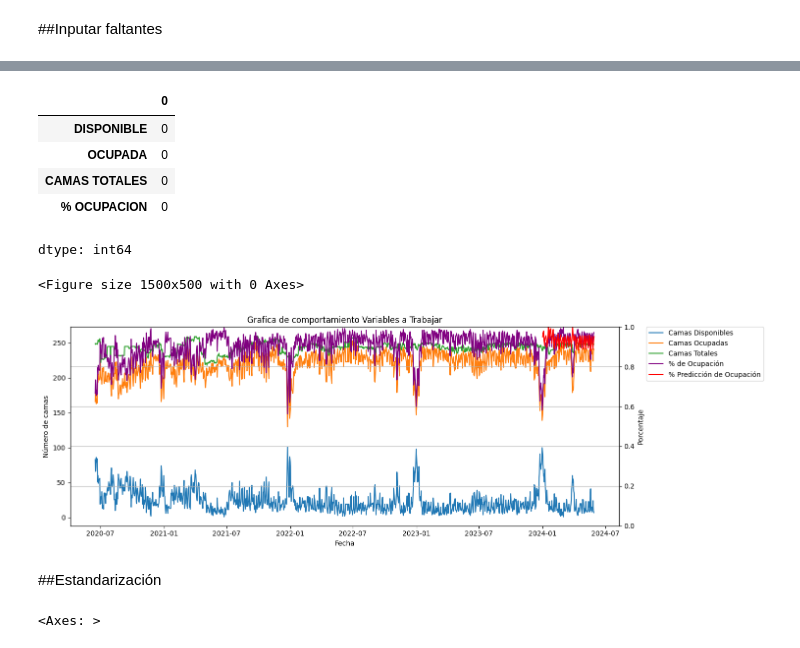
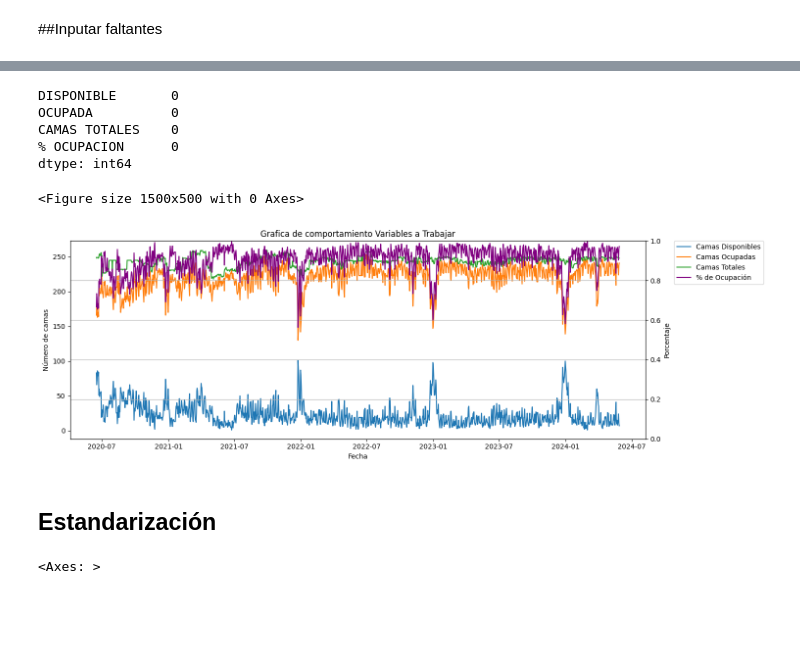
Before and after one commit to mgomez270/Projects-ML, a Jupyter notebook: Ocupación Hospitalaria/Ocupacion_Hospitalaria.ipynb, the cells around one changed output, grey strips where cells are left out. Cells and saved outputs as stored; diff of their text form; code cells hidden in the pictures; blank space fills up the shorter version.

```diff
--- a/Ocupación Hospitalaria/Ocupacion_Hospitalaria.ipynb
+++ b/Ocupación Hospitalaria/Ocupacion_Hospitalaria.ipynb
@@ -14,3 +18,4 @@ import numpy as np
 import seaborn as sns
 # %%
-df = pd.read_csv('/content/ocupación fundación.csv',sep= ';')
+df = pd.read_csv("./Data/ocupación.csv",sep=";")
+df.head(2)
@@ -147,4 +97,0 @@ dtype: int64
-# %%
-for column in ['CAMAS DISPONIBLES']:
-    median_value = df_pred[column].median()
-    df_pred[column].fillna(median_value, inplace=True)
@@ -302,47 +188,45 @@ See the caveats in the documentation: https://pandas.pydata.org/pandas-docs/stab
 # %%
 df_preprocessed.isnull().sum()
 # %% [output]
-|  | 0 |
-| DISPONIBLE | 0 |
-| OCUPADA | 0 |
-| CAMAS TOTALES | 0 |
-| % OCUPACION | 0 |
+DISPONIBLE       0
+OCUPADA          0
+CAMAS TOTALES    0
+% OCUPACION      0
 dtype: int64
 # %%
 import matplotlib.pyplot as plt
 
 plt.figure(figsize=(15, 5))
 
 # Primer eje y (Camas Disponibles, Ocupadas y Totales)
 fig, ax1 = plt.subplots(figsize=(15, 5))
 ax1.plot(df_preprocessed.index, df_preprocessed['DISPONIBLE'], label='Camas Disponibles')
 ax1.plot(df_preprocessed.index, df_preprocessed['OCUPADA'], label='Camas Ocupadas')
 ax1.plot(df_preprocessed.index, df_preprocessed['CAMAS TOTALES'], label='Camas Totales')
 ax1.set_ylabel('Número de camas')
 
 # Segundo eje y (Porcentajes)
 ax2 = ax1.twinx()
 ax2.set_ylim(0, None)
 ax2.plot(df_preprocessed.index, df_preprocessed['% OCUPACION'], color='purple', label='% de Ocupación')
-ax2.plot(df_pred.index,df_pred['% OCUPACION'],color ='red', label = '% Predicción de Ocupación')
 ax2.set_ylabel('Porcentaje')
 
 # Configuración de la leyenda
 lines1, labels1 = ax1.get_legend_handles_labels()
 lines2, labels2 = ax2.get_legend_handles_labels()
 ax1.legend(lines1 + lines2, labels1 + labels2, loc='upper left', bbox_to_anchor=(1.05, 1), borderaxespad=0)
 
 # Configuración adicional
 ax1.set_xlabel('Fecha')
 plt.title('Grafica de comportamiento Variables a Trabajar')
 plt.grid()
 plt.tight_layout()
 plt.show()
 # %% [output]
 <Figure size 1500x500 with 0 Axes>
-[figure, old version]
+[figure, new version]
 # %% [markdown]
-##Estandarización
+## Estandarización
 # %%
 sns.boxplot(df_preprocessed)
 # %% [output]
```
Also changed, not shown: parts of 62 cells of this notebook, 1 other file.
